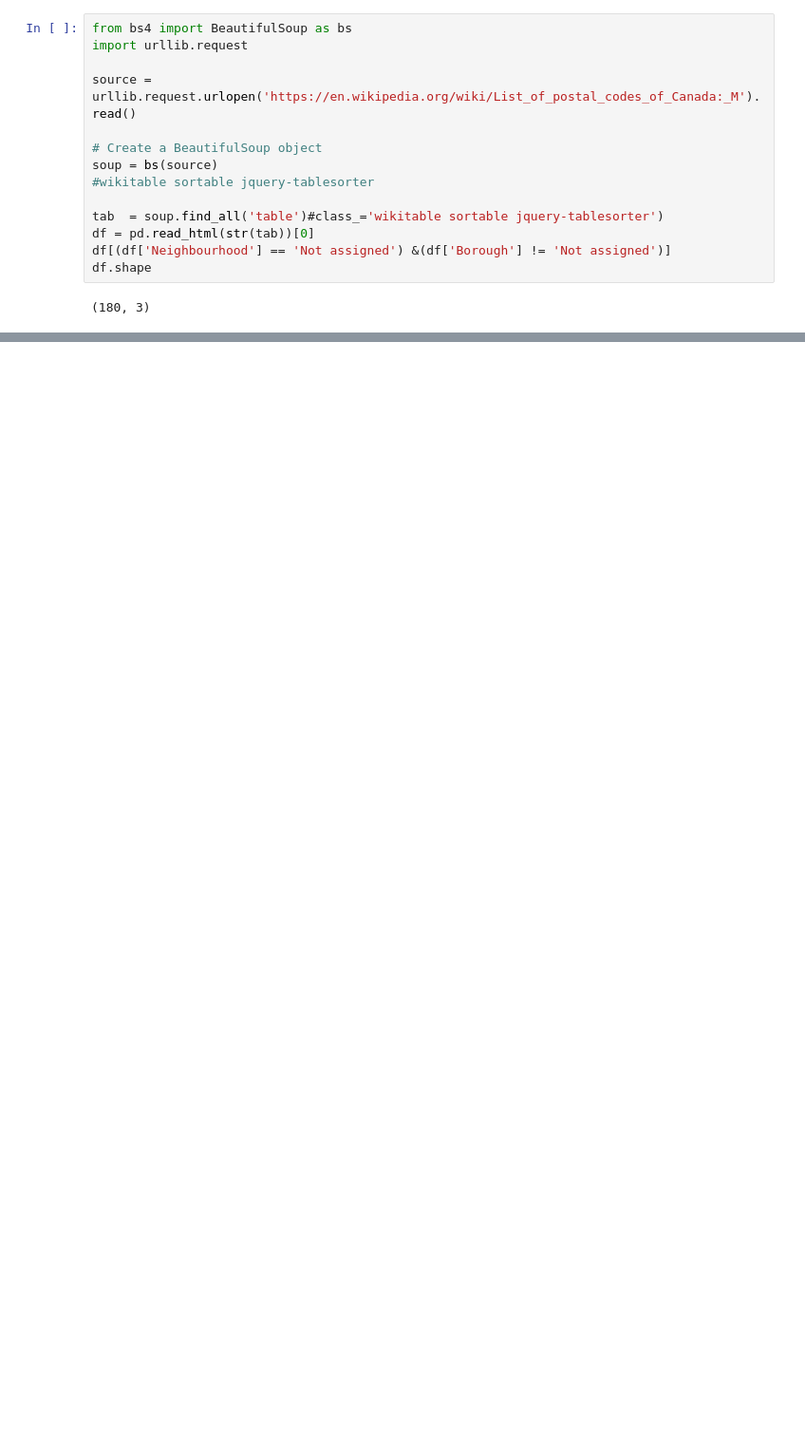
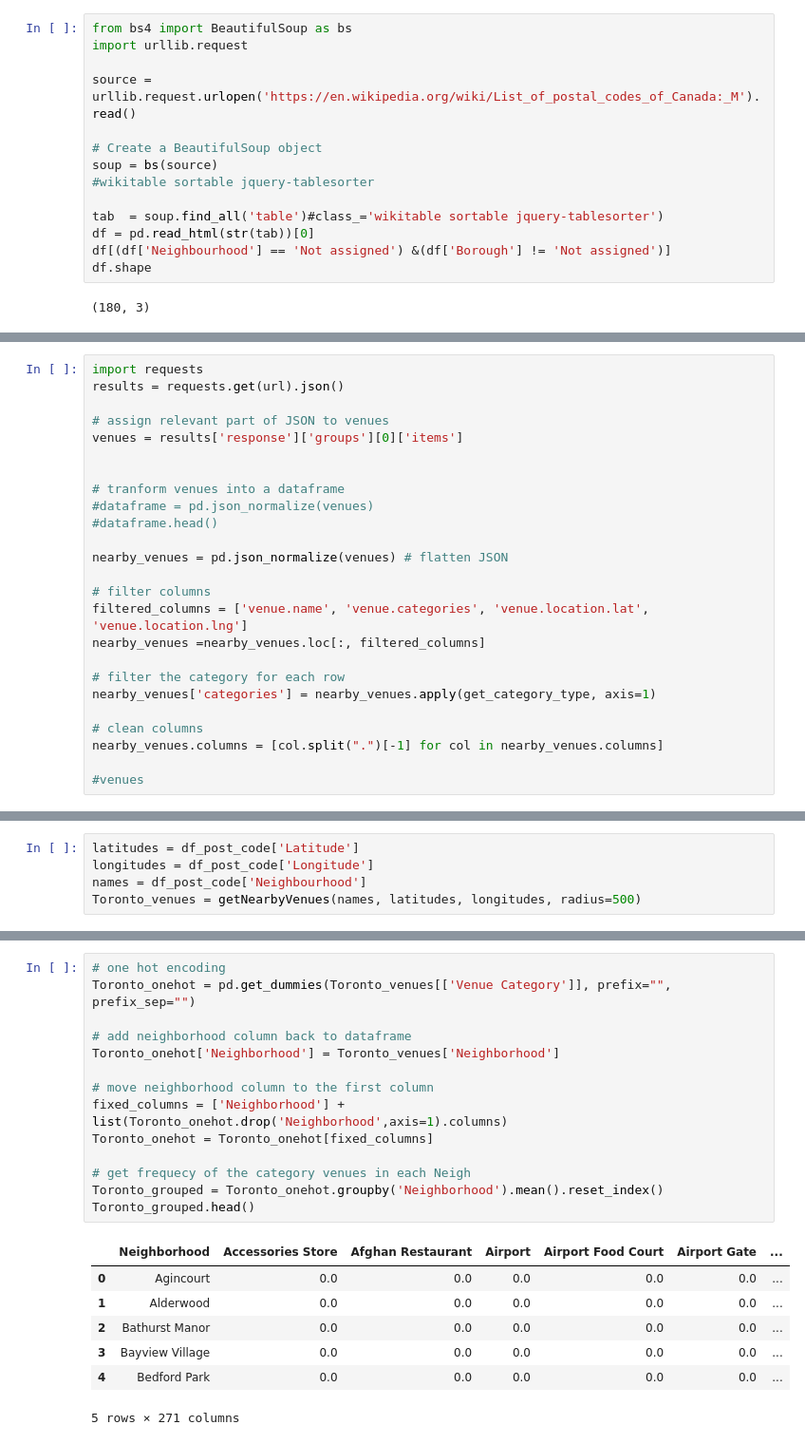
Before and after one commit to datasensum-fabio/Coursera_Capstone, a Jupyter notebook: Coursera_Capstone.ipynb, the cells around one changed output, grey strips where cells are left out. Shown: that part at 95% size. Drawn from its saved outputs; the diff is of its cells as text; blank space fills up the shorter version.

```diff
--- a/Coursera_Capstone.ipynb
+++ b/Coursera_Capstone.ipynb
@@ -41,0 +135,25 @@ df_lat_long
+# %%
+import requests
+results = requests.get(url).json()
+
+# assign relevant part of JSON to venues
+venues = results['response']['groups'][0]['items']
+
+
+# tranform venues into a dataframe
+#dataframe = pd.json_normalize(venues)
+#dataframe.head()
+
+nearby_venues = pd.json_normalize(venues) # flatten JSON
+
+# filter columns
+filtered_columns = ['venue.name', 'venue.categories', 'venue.location.lat', 'venue.location.lng']
+nearby_venues =nearby_venues.loc[:, filtered_columns]
+
+# filter the category for each row
+nearby_venues['categories'] = nearby_venues.apply(get_category_type, axis=1)
+
+# clean columns
+nearby_venues.columns = [col.split(".")[-1] for col in nearby_venues.columns]
+
+#venues
@@ -41,0 +204,5 @@ df_lat_long
+# %%
+latitudes = df_post_code['Latitude']
+longitudes = df_post_code['Longitude']
+names = df_post_code['Neighbourhood']
+Toronto_venues = getNearbyVenues(names, latitudes, longitudes, radius=500)
@@ -41,0 +243,22 @@ df_lat_long
+# %%
+# one hot encoding
+Toronto_onehot = pd.get_dummies(Toronto_venues[['Venue Category']], prefix="", prefix_sep="")
+
+# add neighborhood column back to dataframe
+Toronto_onehot['Neighborhood'] = Toronto_venues['Neighborhood']
+
+# move neighborhood column to the first column
+fixed_columns = ['Neighborhood'] + list(Toronto_onehot.drop('Neighborhood',axis=1).columns)
+Toronto_onehot = Toronto_onehot[fixed_columns]
+
+# get frequecy of the category venues in each Neigh
+Toronto_grouped = Toronto_onehot.groupby('Neighborhood').mean().reset_index()
+Toronto_grouped.head()
+# %% [output]
+|  | Neighborhood | Accessories Store | Afghan Restaurant | Airport | Airport Food Court | Airport Gate | ... |
+| 0 | Agincourt | 0.0 | 0.0 | 0.0 | 0.0 | 0.0 | ... |
+| 1 | Alderwood | 0.0 | 0.0 | 0.0 | 0.0 | 0.0 | ... |
+| 2 | Bathurst Manor | 0.0 | 0.0 | 0.0 | 0.0 | 0.0 | ... |
+| 3 | Bayview Village | 0.0 | 0.0 | 0.0 | 0.0 | 0.0 | ... |
+| 4 | Bedford Park | 0.0 | 0.0 | 0.0 | 0.0 | 0.0 | ... |
+5 rows × 271 columns
```
Also changed, not shown: parts of 26 cells of this notebook.
